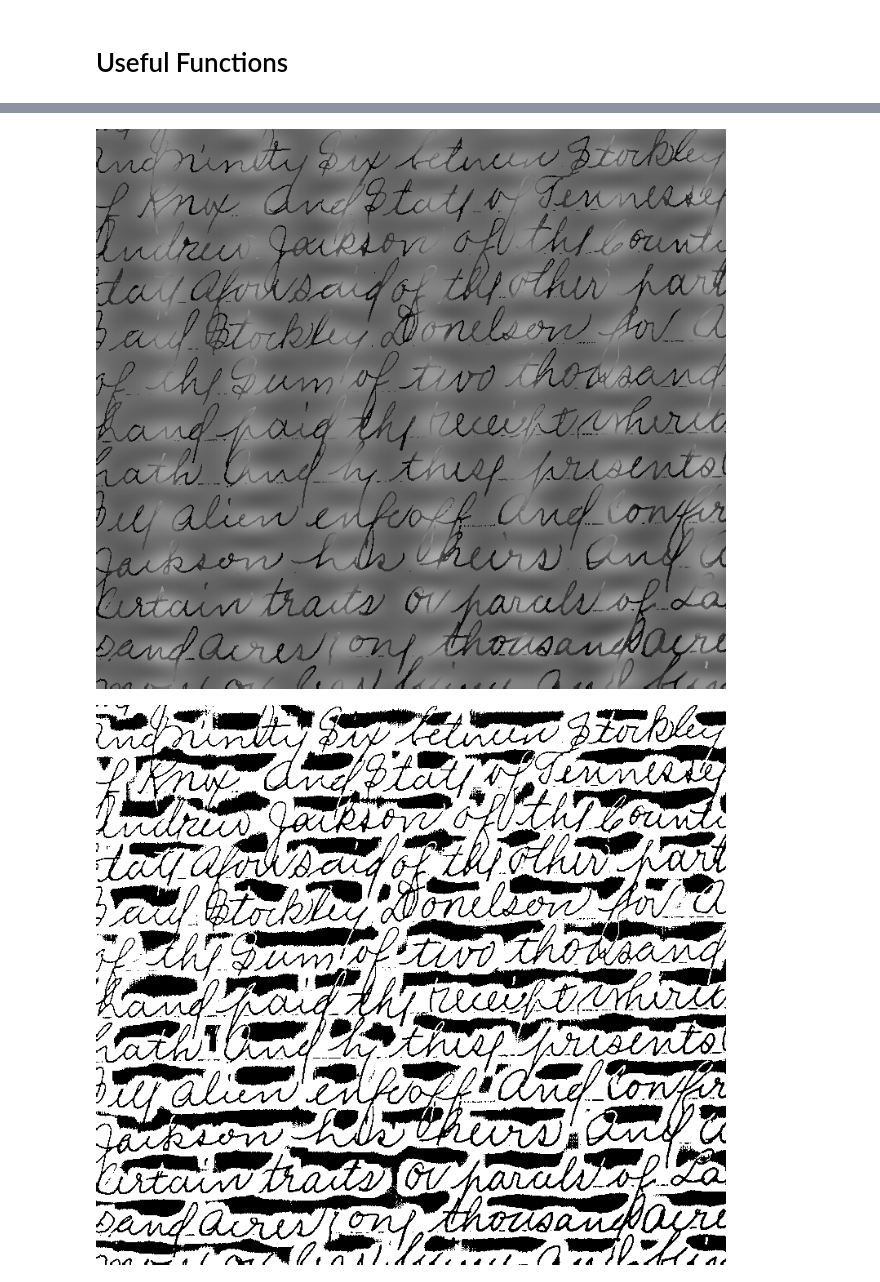
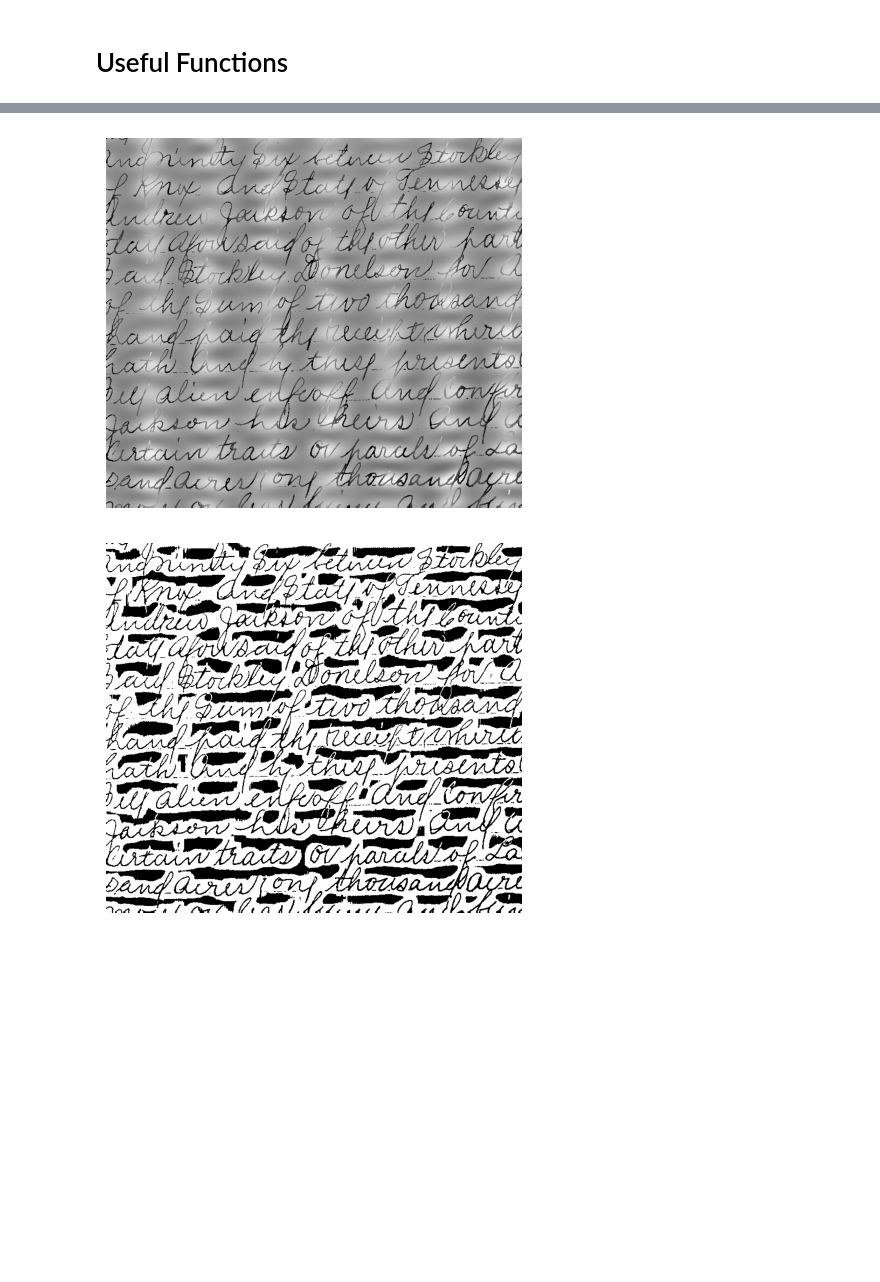
Before and after one commit to Vincent-Lien/NYCU_DIP_2024, a Jupyter notebook: HW9-1/HW9-1_code.ipynb, the cells around one changed output, grey strips where cells are left out. Cells and saved outputs as stored; diff of their text form; code cells hidden in the pictures; blank space fills up the shorter version.

```diff
--- a/HW9-1/HW9-1_code.ipynb
+++ b/HW9-1/HW9-1_code.ipynb
@@ -30,0 +32,5 @@ display(img4)
+# %%
+img4 = cv2.imread('text-sineshade.tif', cv2.IMREAD_GRAYSCALE)
+plt.imshow(img4, cmap='gray')
+plt.axis('off')
+plt.show()
@@ -197,18 +229,19 @@ recognize a date using "00"
 as 1900 rather than the year
 2000.
 # %%
-array_img4 = np.array(img4)
+noise_canceled_img4 = noise_canceling(img4, notch_centers=[(25, 0), (25, 15), (25, -15), (0, 15)], padding='wrap', figsize=(12, 7), plot_result=False)
 
-noise_canceled_img4 = noise_canceling(array_img4, notch_centers=[(25, 0), (25, 15), (25, -15), (0, 15)], padding='wrap', figsize=(12, 7), plot_result=False)
+plt.imshow(noise_canceled_img4, cmap='gray')
+plt.axis('off')
+plt.show()
 
-corrected_img4 = Image.fromarray(np.uint8(noise_canceled_img4))
-display(corrected_img4)
-
-clear_img4 = local_thresholding(corrected_img4)
-display(clear_img4)
+clear_img4 = local_thresholding(noise_canceled_img4)
+plt.imshow(clear_img4, cmap='gray')
+plt.axis('off')
+plt.show()
 
 text4 = ocr(clear_img4)
 print(text4)
 # %% [output]
-[figure, old version]
+[figure, new version]
-[figure, old version]
+[figure, new version]
```
Also changed, not shown: parts of 13 cells of this notebook.
